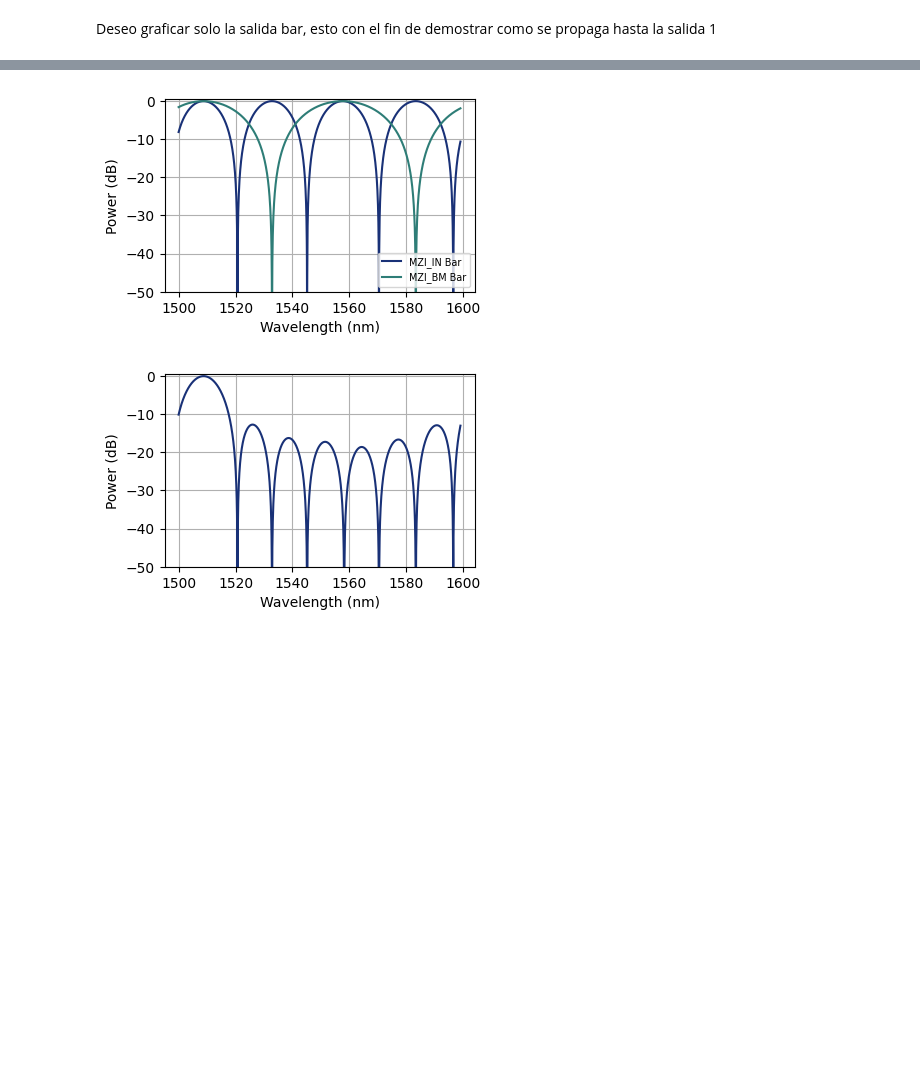
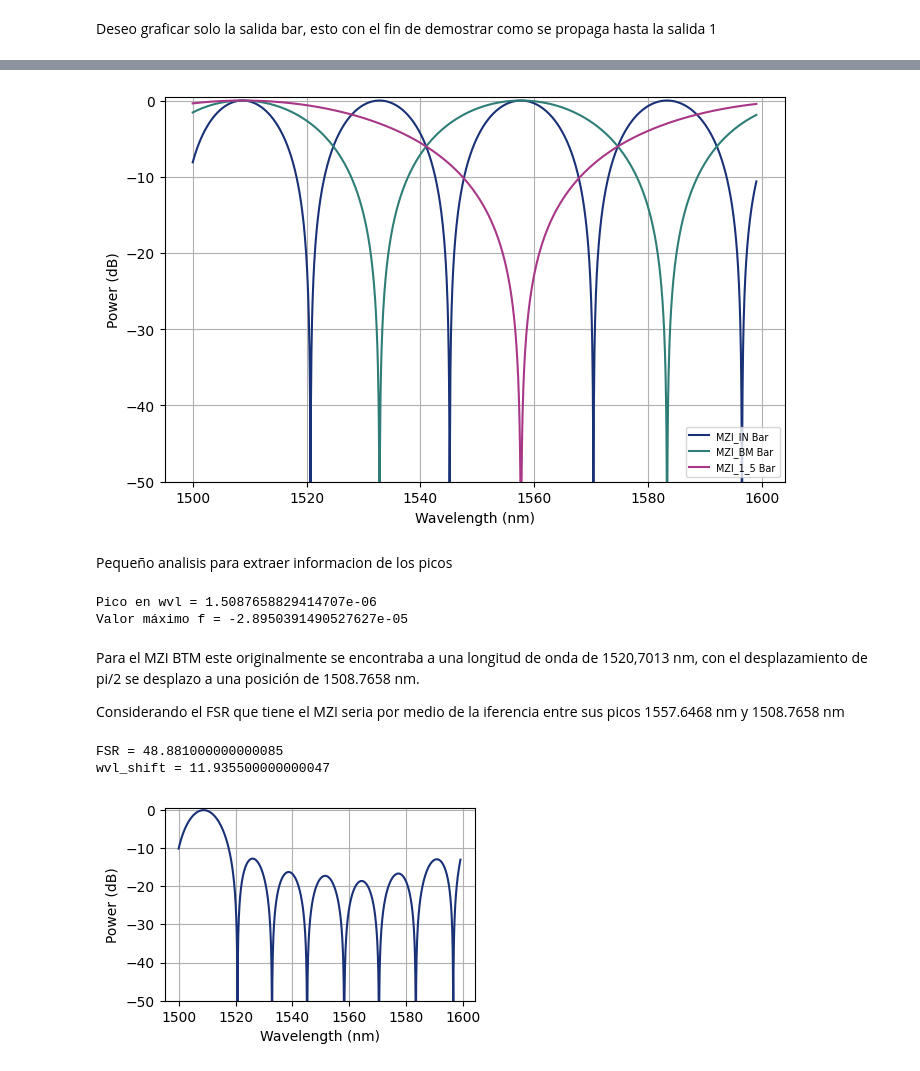
Before and after one commit to niospinamev2/Topic-6-WDM-Cascaded-MZIs, a Jupyter notebook: Graficas.ipynb, the cells around one changed output, grey strips where cells are left out. Cells and saved outputs as stored; diff of their text form; code cells hidden in the pictures; blank space fills up the shorter version.

```diff
--- a/Graficas.ipynb
+++ b/Graficas.ipynb
@@ -353,38 +411,72 @@ D2 = np.exp(-1j * beta * L/4)
 # PS = np.exp(1j*(np.pi/2)*0)
 
 PS = np.exp(1j*np.pi*(1/2))
-PS_1_5=np.exp(1j*-0.26*np.pi)
+PS_1_5=np.exp(1j*1.75*np.pi)  # -0.26
 # PS_1_5=np.exp(1j*np.pi*(-1/2)) # Es el que aparece en la simulacion original, de igual modo no cambia mucho
 
 # ---- coeficientes ----
 mzi_in_bar = 0.5 * (1-D)
 mzi_bm_bar = 0.5 * (1-D1*PS)
 mzi_1_5_bar = 0.5 * (1-D2*PS_1_5)
 # Cross prueba
 # mzi_1_5_bar = 1j*0.5 * (1+D2*PS_1_5)
 
 # ---- evitar log(0) ----
 eps = 1e-12
 P_mzi_in_bar_dB = 10 * np.log10( np.abs(mzi_in_bar)**2 + eps)
 P_mzi_bm_bar_dB = 10 * np.log10( np.abs(mzi_bm_bar)**2 + eps)
 P_mzi_1_5_bar_dB = 10 * np.log10( np.abs(mzi_1_5_bar)**2 + eps)
 
 # ---- gráfica ----
-# plt.figure(figsize=(8,5))
-plt.figure(figsize=(4,2.5))
+plt.figure(figsize=(8,5))
+# plt.figure(figsize=(4,2.5))
 plt.plot(wvl*1e9, P_mzi_in_bar_dB, color="#193177", label='MZI_IN Bar')
 plt.plot(wvl*1e9, P_mzi_bm_bar_dB, color="#2e7d77", label='MZI_BM Bar')
-# plt.plot(wvl*1e9, P_mzi_1_5_bar_dB, color="#a83787", label='MZI_1_5 Bar')
+plt.plot(wvl*1e9, P_mzi_1_5_bar_dB, color="#a83787", label='MZI_1_5 Bar')
 
 plt.xlabel('Wavelength (nm)')
 plt.ylabel('Power (dB)')
 plt.ylim(-50,0.5)
 plt.legend(fontsize='x-small', loc="lower right")
 plt.grid()
 # plt.savefig('IMG/OUT_BM_BAR.png', bbox_inches='tight')
 # plt.savefig('IMG/OUT_1_5_BAR.png', bbox_inches='tight')
 # %% [output]
-[figure, old version]
+[figure, new version]
+# %% [markdown]
+Pequeño analisis para extraer informacion de los picos
+# %%
+mask = (wvl >= 1500e-9) & (wvl <= 1520e-9)
+
+wvl_masked = wvl[mask]
+# p_masked = P_mzi_bm_bar_dB[mask]
+p_masked = P_mzi_in_bar_dB[mask]
+
+# Pico dentro de la ventana
+idx_max = np.argmax(p_masked)
+
+wvl_peak = wvl_masked[idx_max]
+p_peak = p_masked[idx_max]
+
+print(f"Pico en wvl = {wvl_peak}")
+print(f"Valor máximo f = {p_peak}")
+# %% [output]
+Pico en wvl = 1.5087658829414707e-06
+Valor máximo f = -2.8950391490527627e-05
+# %% [markdown]
+Para el MZI BTM este originalmente se encontraba a una longitud de onda de 1520,7013 nm, con el desplazamiento de pi/2 se desplazo a una posición de 1508.7658 nm.
+
+Considerando el FSR que tiene el MZI seria por medio de la iferencia entre sus picos 1557.6468 nm y 1508.7658 nm
+# %%
+FSR = 1557.6468 - 1508.7658
+wvl_shift = 1520.7013 - 1508.7658
+
+# Imprimir resultados
+print("FSR =", FSR)
+print("wvl_shift =", wvl_shift)
+# %% [output]
+FSR = 48.881000000000085
+wvl_shift = 11.935500000000047
 # %%
 MZI_1_5_out = mzi_in_bar * mzi_bm_bar * mzi_1_5_bar
 # MZI_1_5_out = mzi_in_bar * mzi_bm_bar * mzi_1_5_bar
```
Also changed, not shown: parts of 16 cells of this notebook, 7 other files.
